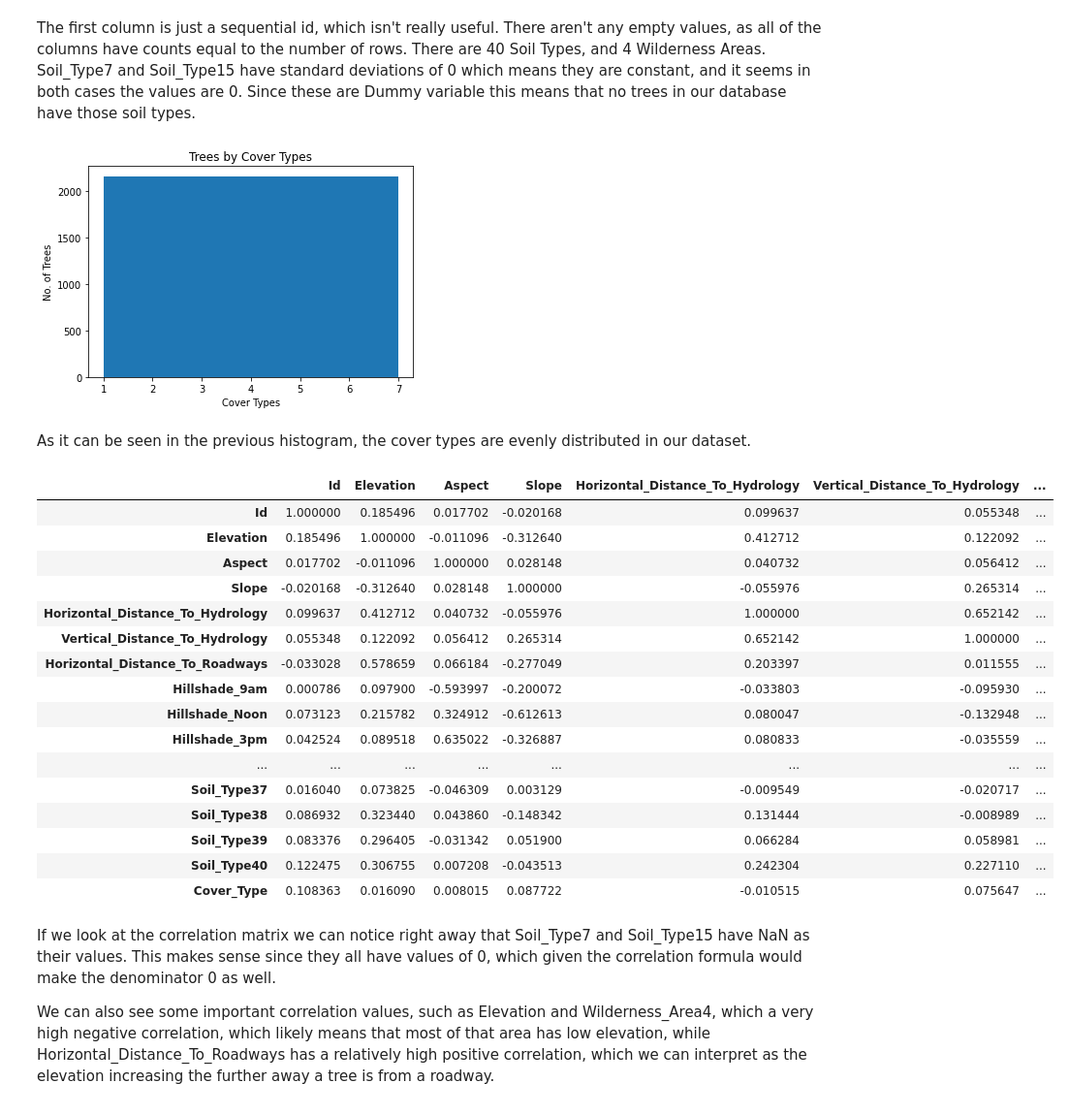
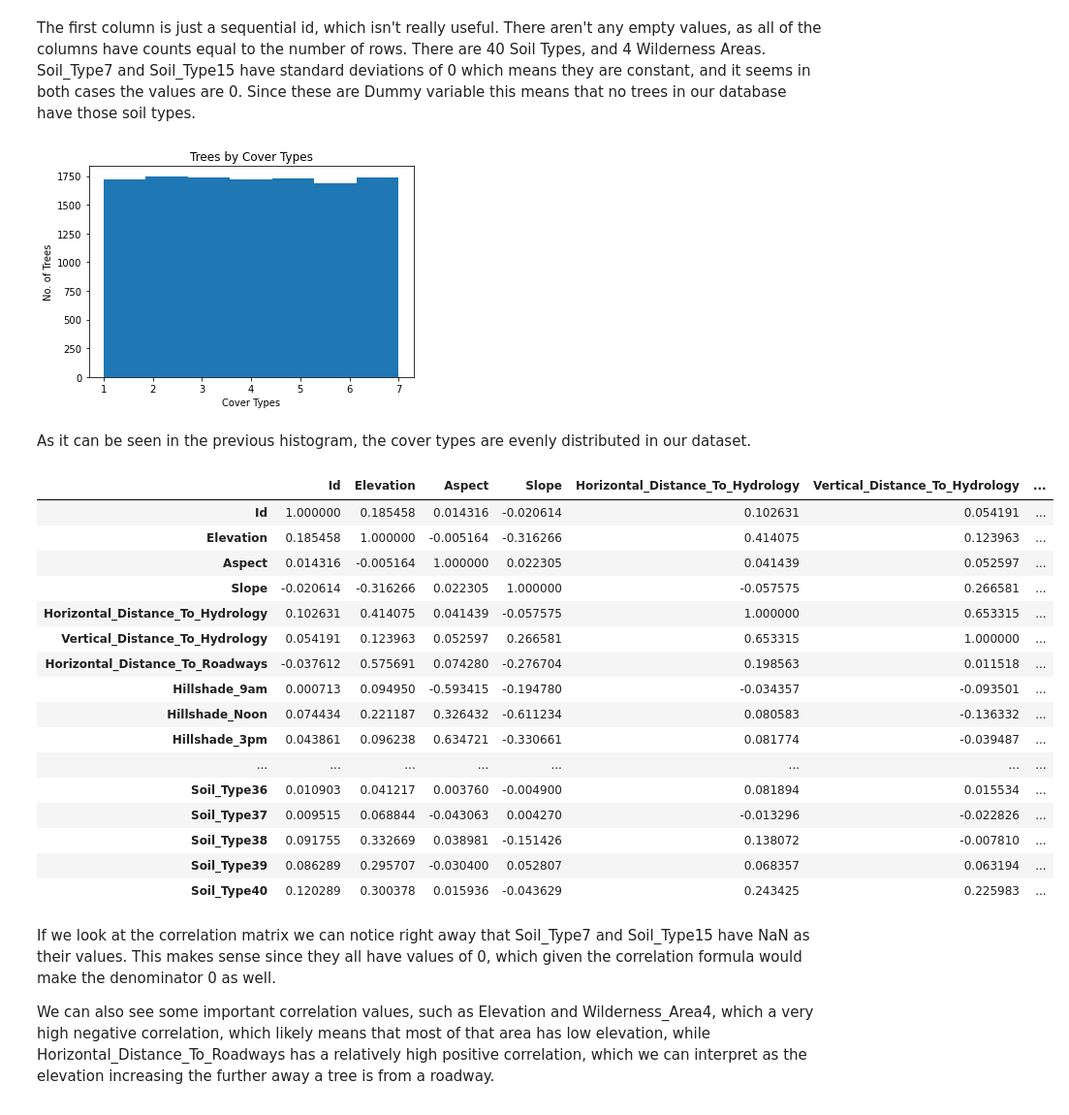
Before and after one commit to hanmaegeo/Forest-Cover-Type-Prediction, a Jupyter notebook: project_baseline.ipynb, the cells around one changed output. Shown at 97% size. Drawn from its saved outputs; the diff is of its cells as text; code cells hidden in the pictures.

```diff
--- a/project_baseline.ipynb
+++ b/project_baseline.ipynb
@@ -58 +54,3 @@ test_dataset = pd.read_csv(test_url)
+# %%
+dataset = pd.read_csv('data.csv')
 # %%
@@ -76,3 +68,9 @@ test_dataset.head()
+# %%
+## TODO: Need to add validtion dataset for Grid Search
+x = dataset.loc[:, dataset.columns != 'Cover_Type']
+y = dataset['Cover_Type']
+
+x_train, x_test, y_train, y_test = train_test_split(x, y, random_state=0, shuffle=True, train_size=.80)
 # %% [markdown]
 ## Exploratory Data Analysis
 # %%
@@ -95,37 +109,37 @@ The first column is just a sequential id, which isn't really useful.
 There aren't any empty values, as all of the columns have counts equal to the number of rows. There are 40 Soil Types, and 4 Wilderness Areas.
 Soil_Type7 and Soil_Type15 have standard deviations of 0 which means they are constant, and it seems in both cases the values are 0. Since these are Dummy variable this means that no trees in our database have those soil types.
 # %%
-plt.hist(train_dataset['Cover_Type'], bins=train_dataset['Cover_Type'].max())
+plt.hist(y_train, bins=y_train.max())
 
 plt.xlabel("Cover Types")
 plt.ylabel("No. of Trees")
 plt.title("Trees by Cover Types")
 plt.show()
 # %% [output]
-[figure, old version]
+[figure, new version]
 # %% [markdown]
 As it can be seen in the previous histogram, the cover types are evenly distributed in our dataset.
 # %%
-data_corr = train_dataset.corr()
+data_corr = x_train.corr()
 data_corr.style.background_gradient(cmap='coolwarm')
 # %% [output]
 |  | Id | Elevation | Aspect | Slope | Horizontal_Distance_To_Hydrology | Vertical_Distance_To_Hydrology | ... |
-| Id | 1.000000 | 0.185496 | 0.017702 | -0.020168 | 0.099637 | 0.055348 | ... |
-| Elevation | 0.185496 | 1.000000 | -0.011096 | -0.312640 | 0.412712 | 0.122092 | ... |
-| Aspect | 0.017702 | -0.011096 | 1.000000 | 0.028148 | 0.040732 | 0.056412 | ... |
-| Slope | -0.020168 | -0.312640 | 0.028148 | 1.000000 | -0.055976 | 0.265314 | ... |
-| Horizontal_Distance_To_Hydrology | 0.099637 | 0.412712 | 0.040732 | -0.055976 | 1.000000 | 0.652142 | ... |
-| Vertical_Distance_To_Hydrology | 0.055348 | 0.122092 | 0.056412 | 0.265314 | 0.652142 | 1.000000 | ... |
-| Horizontal_Distance_To_Roadways | -0.033028 | 0.578659 | 0.066184 | -0.277049 | 0.203397 | 0.011555 | ... |
-| Hillshade_9am | 0.000786 | 0.097900 | -0.593997 | -0.200072 | -0.033803 | -0.095930 | ... |
-| Hillshade_Noon | 0.073123 | 0.215782 | 0.324912 | -0.612613 | 0.080047 | -0.132948 | ... |
-| Hillshade_3pm | 0.042524 | 0.089518 | 0.635022 | -0.326887 | 0.080833 | -0.035559 | ... |
+| Id | 1.000000 | 0.185458 | 0.014316 | -0.020614 | 0.102631 | 0.054191 | ... |
+| Elevation | 0.185458 | 1.000000 | -0.005164 | -0.316266 | 0.414075 | 0.123963 | ... |
+| Aspect | 0.014316 | -0.005164 | 1.000000 | 0.022305 | 0.041439 | 0.052597 | ... |
+| Slope | -0.020614 | -0.316266 | 0.022305 | 1.000000 | -0.057575 | 0.266581 | ... |
+| Horizontal_Distance_To_Hydrology | 0.102631 | 0.414075 | 0.041439 | -0.057575 | 1.000000 | 0.653315 | ... |
+| Vertical_Distance_To_Hydrology | 0.054191 | 0.123963 | 0.052597 | 0.266581 | 0.653315 | 1.000000 | ... |
+| Horizontal_Distance_To_Roadways | -0.037612 | 0.575691 | 0.074280 | -0.276704 | 0.198563 | 0.011518 | ... |
+| Hillshade_9am | 0.000713 | 0.094950 | -0.593415 | -0.194780 | -0.034357 | -0.093501 | ... |
+| Hillshade_Noon | 0.074434 | 0.221187 | 0.326432 | -0.611234 | 0.080583 | -0.136332 | ... |
+| Hillshade_3pm | 0.043861 | 0.096238 | 0.634721 | -0.330661 | 0.081774 | -0.039487 | ... |
 | ... | ... | ... | ... | ... | ... | ... | ... |
-| Soil_Type37 | 0.016040 | 0.073825 | -0.046309 | 0.003129 | -0.009549 | -0.020717 | ... |
-| Soil_Type38 | 0.086932 | 0.323440 | 0.043860 | -0.148342 | 0.131444 | -0.008989 | ... |
-| Soil_Type39 | 0.083376 | 0.296405 | -0.031342 | 0.051900 | 0.066284 | 0.058981 | ... |
-| Soil_Type40 | 0.122475 | 0.306755 | 0.007208 | -0.043513 | 0.242304 | 0.227110 | ... |
-| Cover_Type | 0.108363 | 0.016090 | 0.008015 | 0.087722 | -0.010515 | 0.075647 | ... |
+| Soil_Type36 | 0.010903 | 0.041217 | 0.003760 | -0.004900 | 0.081894 | 0.015534 | ... |
+| Soil_Type37 | 0.009515 | 0.068844 | -0.043063 | 0.004270 | -0.013296 | -0.022826 | ... |
+| Soil_Type38 | 0.091755 | 0.332669 | 0.038981 | -0.151426 | 0.138072 | -0.007810 | ... |
+| Soil_Type39 | 0.086289 | 0.295707 | -0.030400 | 0.052807 | 0.068357 | 0.063194 | ... |
+| Soil_Type40 | 0.120289 | 0.300378 | 0.015936 | -0.043629 | 0.243425 | 0.225983 | ... |
 # %% [markdown]
 If we look at the correlation matrix we can notice right away that Soil_Type7 and Soil_Type15 have NaN as their values. This makes sense since they all have values of 0, which given the correlation formula would make the denominator 0 as well.
 
```
Also changed, not shown: parts of 20 cells of this notebook, 4 other files.
